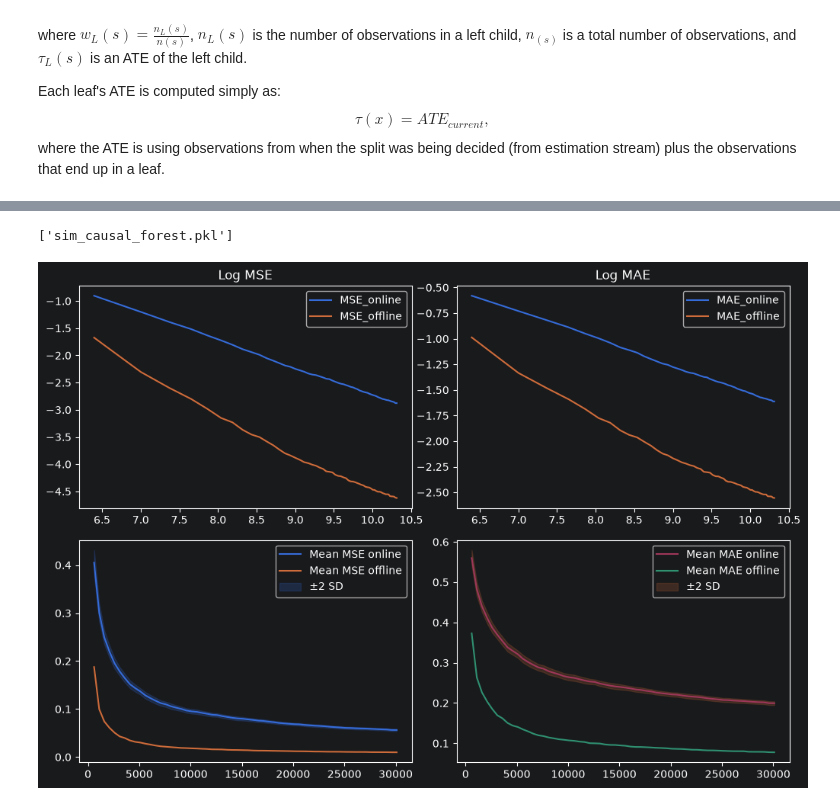
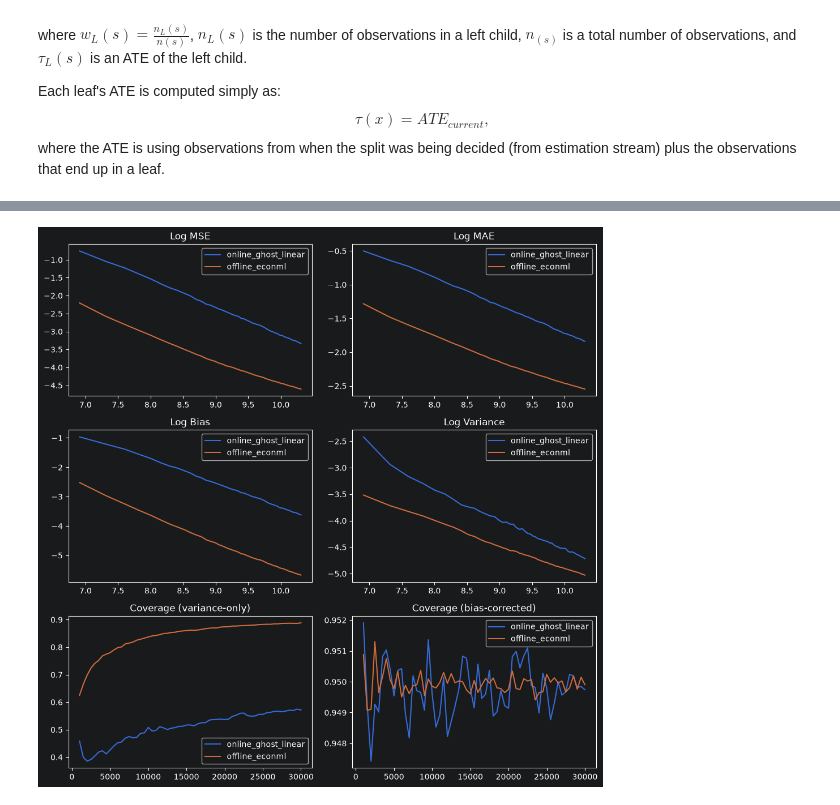
Before and after one commit to goxmox/online_random_forest, a Jupyter notebook: online_rf.ipynb, the cells around one changed output, grey strips where cells are left out. Cells and saved outputs as stored; diff of their text form; code cells hidden in the pictures.

Commit message:
simulations are seamless, and estimator is well developed

```diff
--- a/online_rf.ipynb
+++ b/online_rf.ipynb
@@ -27,6 +35,7 @@ def fit_offline_causal_forest(
     min_leaf=10,
     max_features="sqrt",
     seed=123,
+    n_jobs=-1,
 ):
     D_train = np.asarray(D_train).astype(float)
 
@@ -40,7 +49,7 @@ def fit_offline_causal_forest(
         honest=True,
         fit_intercept=True,
         inference=False,
-        n_jobs=-1,
+        n_jobs=n_jobs,
         random_state=seed,
     )
 
@@ -51,7 +60,7 @@ def fit_offline_causal_forest(
     )
 
     tau_hat = forest.predict(X_eval).ravel()
-    return tau_hat, forest
+    return tau_hat
 # %% [markdown]
 # Online Causal Forest
 
@@ -654,4 +778,0 @@ mae_mc_offline = np.zeros(shape=(epochs, M))
-# %%
-rng = np.random.default_rng(1)
-large_sample = rng.uniform(0, 1, size=(3000, n_features))
-true_cate = [wa_tau1(large_sample[i, :]) for i in range(large_sample.shape[0])]
@@ -775,60 +2544,41 @@ computed_sim = [mse_mc_offline.copy(), mae_mc_offline.copy(), mse_mc_online.copy
-# %%
-import joblib
-
-joblib.dump(computed_sim, 'sim_causal_forest.pkl')
-# %% [output]
-['sim_causal_forest.pkl']
 # %%
-mean_mse_online = np.mean(mse_mc_online, axis=1)
-std_mse_online = np.std(mse_mc_online, axis=1)
-mean_mae_online = np.mean(mae_mc_online, axis=1)
-std_mae_online = np.std(mae_mc_online, axis=1)
-mean_mse_offline = np.mean(mse_mc_offline, axis=1)
-std_mse_offline = np.std(mse_mc_offline, axis=1)
-mean_mae_offline = np.mean(mae_mc_offline, axis=1)
-std_mae_offline = np.std(mae_mc_offline, axis=1)
+# Checkpoint grids belong to estimator results and need not be identical.
+n = [saved_results["estimators"][estimator.name]["checkpoints"] for estimator in ESTIMATORS_TO_RUN]
 
-n = startup_n + 500 * np.arange(1, epochs + 1)
+fig, axes = plt.subplots(3, 2, figsize=(10, 10))
 
-fig, axes = plt.subplots(2, 2, figsize=(10, 7))
-
-axes[0, 0].plot(np.log(n), np.log(mean_mse_online), label="MSE_online")
-axes[0, 0].plot(np.log(n), np.log(mean_mse_offline), label="MSE_offline")
+for i in range(len(loss_summaries)):
+    axes[0, 0].plot(np.log(n[i]), np.log(estimators_results_dfs[i]['MSE']), label=ESTIMATORS_TO_RUN[i].name)
 axes[0, 0].set_title("Log MSE")
 axes[0, 0].legend()
 
-axes[0, 1].plot(np.log(n), np.log(mean_mae_online), label="MAE_online")
-axes[0, 1].plot(np.log(n), np.log(mean_mae_offline), label="MAE_offline")
+for i in range(len(loss_summaries)):
+    axes[0, 1].plot(np.log(n[i]), np.log(estimators_results_dfs[i]['MAE']), label=ESTIMATORS_TO_RUN[i].name)
 axes[0, 1].set_title("Log MAE")
 axes[0, 1].legend()
 
-# Level plots with ±2 SD bands
-axes[1, 0].plot(n, mean_mse_online, color="C0", label="Mean MSE online")
-axes[1, 0].plot(n, mean_mse_offline, color="C1", label="Mean MSE offline")
-axes[1, 0].fill_between(
-    n,
-    mean_mse_online - 2 * std_mse_online / np.sqrt(std_mse_online.shape[0]),
-    mean_mse_online + 2 * std_mse_online / np.sqrt(std_mse_online.shape[0]),
-    color="C0",
-    alpha=0.2,
-    label=r"$\pm 2$ SD",
-)
+for i in range(len(loss_summaries)):
+    axes[1, 0].plot(np.log(n[i]), np.log(estimators_results_dfs[i]['Bias']), label=ESTIMATORS_TO_RUN[i].name)
+axes[1, 0].set_title("Log Bias")
 axes[1, 0].legend()
 
-axes[1, 1].plot(n, mean_mae_online, color="C2", label="Mean MAE online")
-axes[1, 1].plot(n, mean_mae_offline, color="C3", label="Mean MAE offline")
-axes[1, 1].fill_between(
-    n,
-    mean_mae_online - 2 * std_mae_online / np.sqrt(std_mse_online.shape[0]),
-    mean_mae_online + 2 * std_mae_online / np.sqrt(std_mse_online.shape[0]),
-    color="C1",
-    alpha=0.2,
-    label=r"$\pm 2$ SD",
-)
+for i in range(len(loss_summaries)):
+    axes[1, 1].plot(np.log(n[i]), np.log(estimators_results_dfs[i]['Variance']), label=ESTIMATORS_TO_RUN[i].name)
+axes[1, 1].set_title("Log Variance")
 axes[1, 1].legend()
+
+for i in range(len(loss_summaries)):
+    axes[2, 0].plot(n[i], estimators_results_dfs[i]['Coverage (variance-only)'], label=ESTIMATORS_TO_RUN[i].name)
+axes[2, 0].set_title("Coverage (variance-only)")
+axes[2, 0].legend()
+
+for i in range(len(loss_summaries)):
+    axes[2, 1].plot(n[i], estimators_results_dfs[i]['Coverage (bias-corrected)'], label=ESTIMATORS_TO_RUN[i].name)
+axes[2, 1].set_title("Coverage (bias-corrected)")
+axes[2, 1].legend()
 
 fig.tight_layout()
 plt.show()
 # %% [output]
-[figure, old version]
+[figure, new version]
 # %%
```
Also changed, not shown: parts of 14 cells of this notebook.
